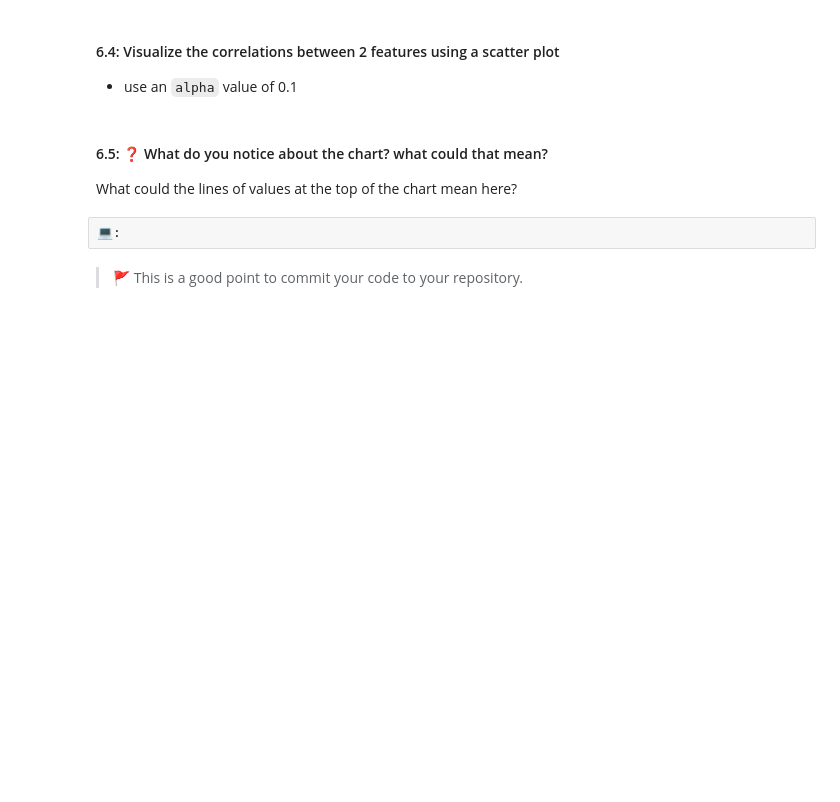
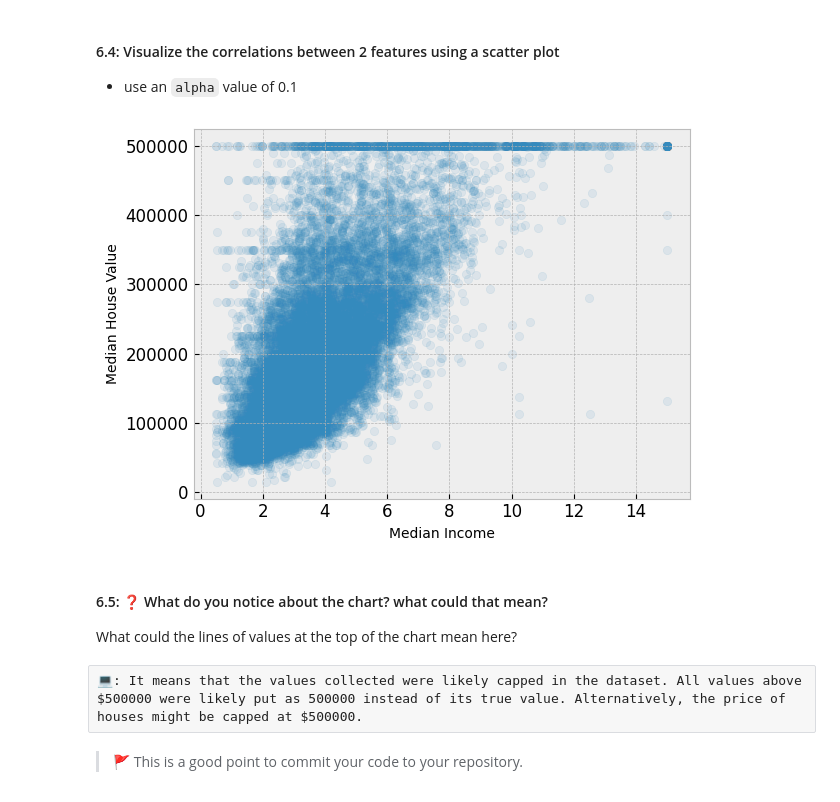
Before and after one commit to IT4063-Spring2025/eda-assignment-RautelaAbhishek, a Jupyter notebook: notebook.ipynb, the cells around one changed output. Saved outputs shown, nothing was run; the diff lists cells and outputs as text; code cells hidden in the pictures; blank space fills up the shorter version.

```diff
--- a/notebook.ipynb
+++ b/notebook.ipynb
@@ -270,11 +308,17 @@ sort the results in descending order
 - use an `alpha` value of 0.1
 # %%
 # 💻 Plot the scatter plot for just (median_income and median_house_value)
+plt.scatter(housing["median_income"],housing["median_house_value"],alpha=0.1)
+plt.xlabel('Median Income')
+plt.ylabel('Median House Value')
+plt.show()
+# %% [output]
+[figure, added]
 # %% [markdown]
 #### 6.5: ❓ What do you notice about the chart? what could that mean?
 What could the lines of values at the top of the chart mean here?
-# %% [raw]
-💻:
+# %% [raw]
+💻: It means that the values collected were likely capped in the dataset. All values above $500000 were likely put as 500000 instead of its true value. Alternatively, the price of houses might be capped at $500000.
 # %% [markdown]
 > 🚩 This is a good point to commit your code to your repository.
 # %% [markdown]
```
Also changed, not shown: parts of 4 cells of this notebook.
